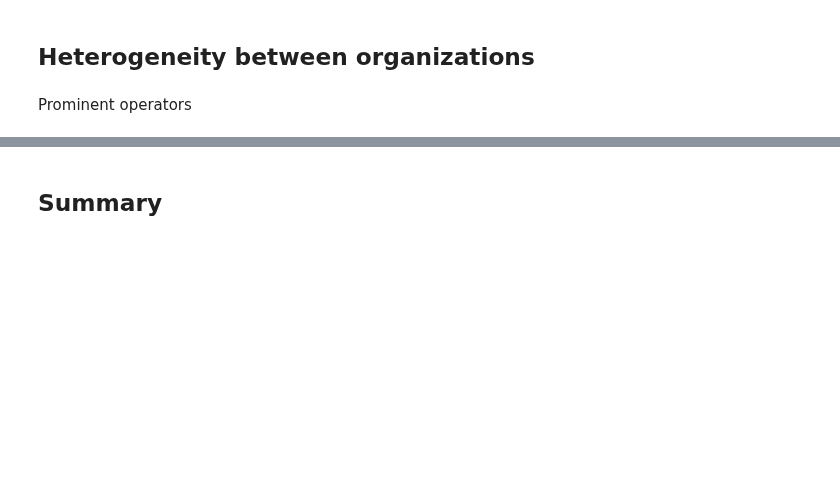
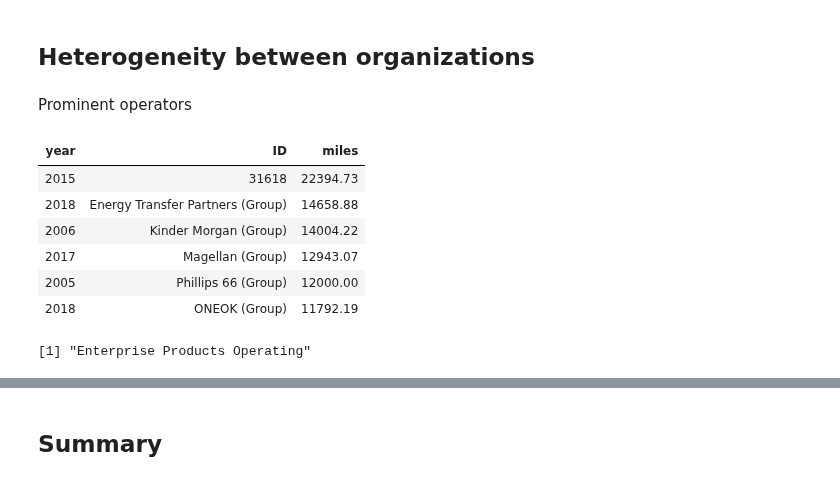
Before and after one commit to julianbarg/spills, a Jupyter notebook: presentations/rpm_2020-03-20/rpm_2020-03-20.ipynb, the cells around one changed output, grey strips where cells are left out. Saved outputs shown, nothing was run; the diff lists cells and outputs as text; code cells hidden in the pictures; blank space fills up the shorter version.

```diff
--- a/presentations/rpm_2020-03-20/rpm_2020-03-20.ipynb
+++ b/presentations/rpm_2020-03-20/rpm_2020-03-20.ipynb
@@ -388,3 +388,29 @@ Log scale reveals that there is a cost difference betweden HVL and RPP after all
 ## Heterogeneity between organizations
 # %% [markdown]
 Prominent operators
+# %%
+largest_companies <- pipelines %>%
+    filter(on_offshore == "onshore") %>%
+    filter(commodity %in% c("rpp", "crude", "hvl")) %>%
+    group_by(year, ID) %>%
+    summarize(miles = sum(miles, na.rm = T)) %>%
+    group_by(ID) %>%
+    filter(miles == max(miles)) %>%
+    ungroup() %>%
+    top_n(6, miles) %>%
+    arrange(desc(miles))
+
+largest_companies %>%
+    jupyter_styling(font_size = 14)
+# %% [output]
+| year | ID | miles |
+| 2015 | 31618 | 22394.73 |
+| 2018 | Energy Transfer Partners (Group) | 14658.88 |
+| 2006 | Kinder Morgan (Group) | 14004.22 |
+| 2017 | Magellan (Group) | 12943.07 |
+| 2005 | Phillips 66 (Group) | 12000.00 |
+| 2018 | ONEOK (Group) | 11792.19 |
+# %%
+add_company_names(31618)
+# %% [output]
+[1] "Enterprise Products Operating"
```
Also changed, not shown: parts of 11 cells of this notebook, 2 other files.
